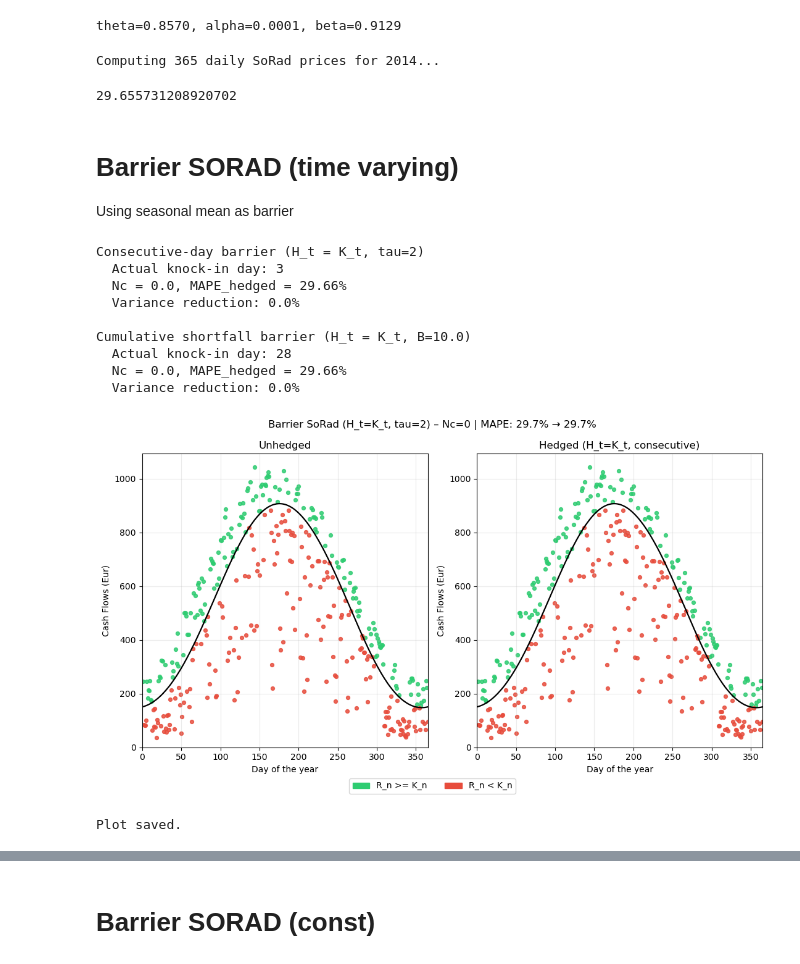
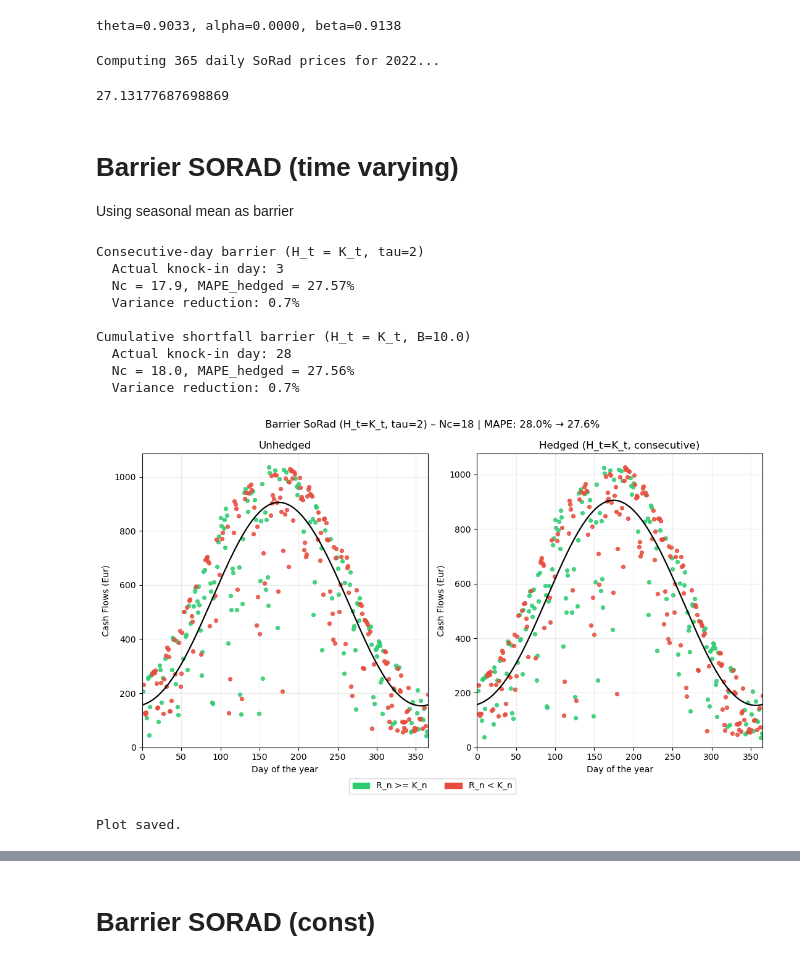
Before and after one commit to rafafvs/solar_python, a Jupyter notebook: vignettespy/notebook-barriers-products.ipynb, the cells around one changed output, grey strips where cells are left out. Cells and saved outputs as stored; diff of their text form; code cells hidden in the pictures.

```diff
--- a/vignettespy/notebook-barriers-products.ipynb
+++ b/vignettespy/notebook-barriers-products.ipynb
@@ -22,26 +22,26 @@ LATITUDE = 44.4949
 LONGITUDE = 11.3426
 ALTITUDE = 71
 
-df_train = df[df['Year'] <= 2013].copy()
+df_train = df[df['Year'] <= 2021].copy()
 cal = calibrate_window(
     df_train,
     target_col='GHI', clearsky_col='clearsky', date_col='date',
-    coords={'lat': LATITUDE}, train_end_year=2013,
+    coords={'lat': LATITUDE}, train_end_year=2021,
 )
 print(f'theta={cal.theta:.4f}, alpha={cal.alpha:.4f}, beta={cal.beta:.4f}')
 # %% [output]
-theta=0.8570, alpha=0.0001, beta=0.9129
+theta=0.9033, alpha=0.0000, beta=0.9138
 # %%
-df_2014 = df[df['Year'] == 2014].sort_values('date').reset_index(drop=True)
-print(f'Computing {len(df_2014)} daily SoRad prices for 2014...')
-K_arr  = np.array([daily_strike(row['date'], cal) for _, row in df_2014.iterrows()])
-R_arr  = df_2014['GHI'].values
+df_2022 = df[df['Year'] == 2022].sort_values('date').reset_index(drop=True)
+print(f'Computing {len(df_2022)} daily SoRad prices for 2022...')
+K_arr  = np.array([daily_strike(row['date'], cal) for _, row in df_2022.iterrows()])
+R_arr  = df_2022['GHI'].values
 cf_u = unhedged_cf(R_arr)                       # raw buyer revenue
 cf_b = benchmark_cf(K_arr)                       # seasonal benchmark (black curve)
 mape(cf_u, cf_b)
 # %% [output]
-Computing 365 daily SoRad prices for 2014...
+Computing 365 daily SoRad prices for 2022...
-29.655731208920702
+27.13177687698869
 # %% [markdown]
 # Barrier SORAD (time varying)
 Using seasonal mean as barrier
@@ -142,41 +142,41 @@ legend_patches = [
     mpatches.Patch(color='#2ecc71', label='R_n >= K_n'),
     mpatches.Patch(color='#e74c3c', label='R_n < K_n'),
 ]
-dates_dense = pd.date_range('2014-01-01', '2014-12-31', freq='D')
+dates_dense = pd.date_range('2022-01-01', '2022-12-31', freq='D')
 K_dense = np.array([daily_strike(d, cal) for d in dates_dense])  # need cal, but we can compute from K_daily if not available
 cfb_dense = benchmark_cf(K_dense)
 days_dense = np.arange(1, len(dates_dense)+1)
 days_idx = np.arange(1, n_days+1)
 
 fig, axes = plt.subplots(1, 2, figsize=(11,6))
 for ax, cf_vals, title in [(axes[0], cf_u, 'Unhedged'),
                            (axes[1], cf_hedged_cons, 'Hedged (H_t=K_t, consecutive)')]:
     ax.scatter(days_idx[above], cf_vals[above], s=18, color='#2ecc71', alpha=0.85)
     ax.scatter(days_idx[~above], cf_vals[~above], s=18, color='#e74c3c', alpha=0.85)
     ax.plot(days_dense, cfb_dense, 'k-', lw=1.6)
     ax.set_title(title)
     ax.set_xlabel('Day of the year')
     ax.set_ylabel('Cash Flows (Eur)')
     ax.set_xlim(0,365)
     ax.set_ylim(bottom=0)
     ax.grid(True, alpha=0.25)
 fig.legend(handles=legend_patches, loc='lower center', ncol=2, bbox_to_anchor=(0.5,-0.04))
 fig.suptitle(f'Barrier SoRad (H_t=K_t, tau={tau_star}) – Nc={Nc_cons:.0f} | MAPE: {mape(cf_u, cf_bench):.1f}% → {mape_h_cons:.1f}%')
 plt.tight_layout()
 plt.savefig('../results/Figure_BSoRad_Kt_barrier.png', dpi=150, bbox_inches='tight')
 plt.show()
 print("Plot saved.")
 # %% [output]
 Consecutive‑day barrier (H_t = K_t, tau=2)
   Actual knock‑in day: 3
-  Nc = 0.0, MAPE_hedged = 29.66%
-  Variance reduction: 0.0%
+  Nc = 17.9, MAPE_hedged = 27.57%
+  Variance reduction: 0.7%
 
 Cumulative shortfall barrier (H_t = K_t, B=10.0)
   Actual knock‑in day: 28
-  Nc = 0.0, MAPE_hedged = 29.66%
-  Variance reduction: 0.0%
+  Nc = 18.0, MAPE_hedged = 27.56%
+  Variance reduction: 0.7%
-[figure, old version]
+[figure, new version]
 Plot saved.
 # %%
 # =============================================================================
```
Also changed, not shown: parts of 4 cells of this notebook, 1 other file.
